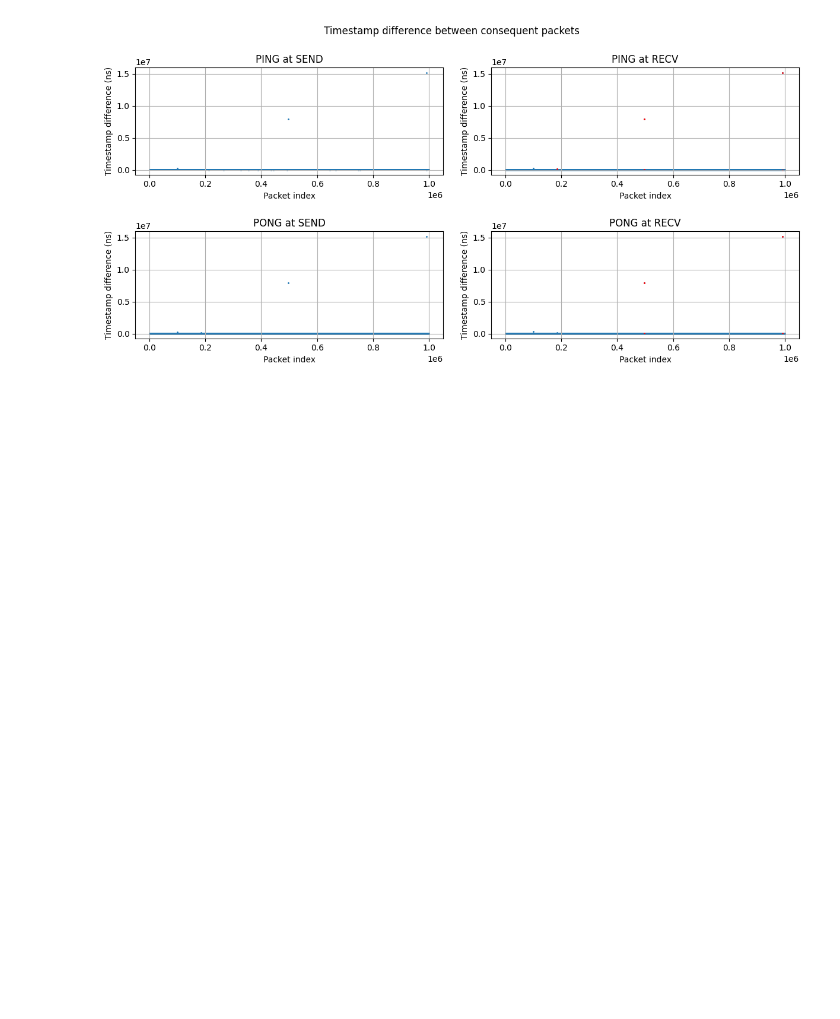
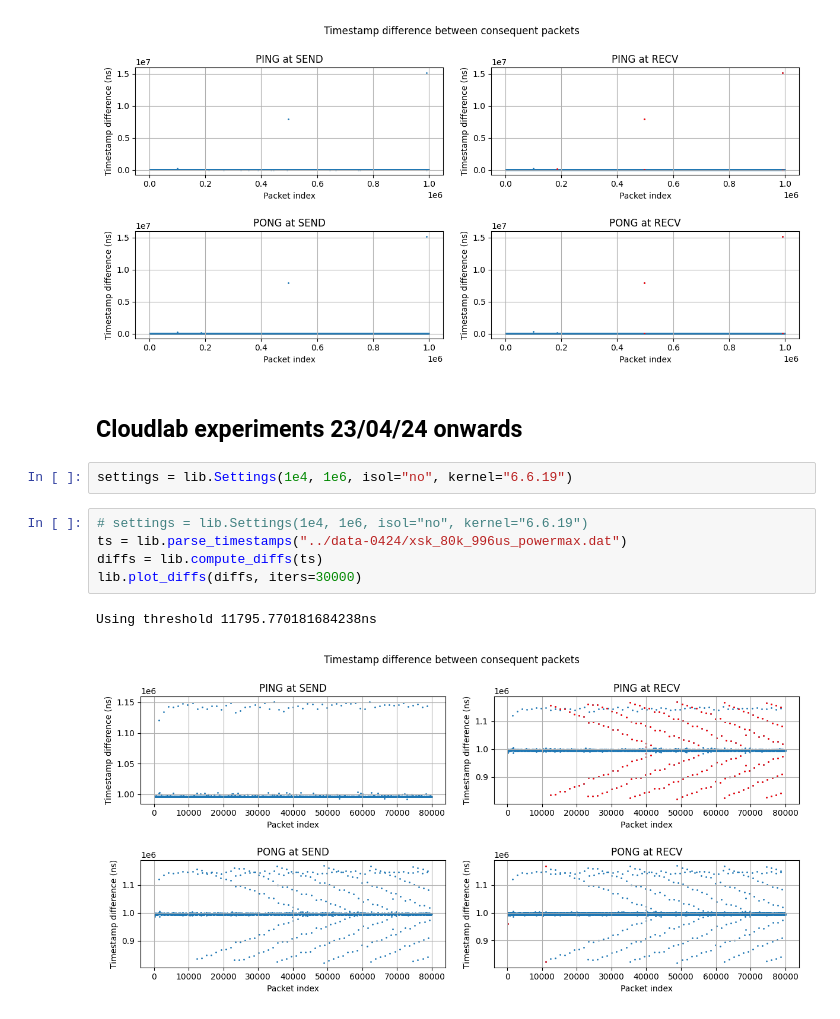
Before and after one commit to swystems/det-bypass, a Jupyter notebook: analysis/comparison/local_plotter.ipynb, the cells around one changed output. Cells and saved outputs as stored; diff of their text form; blank space fills up the shorter version.

```diff
--- a/analysis/comparison/local_plotter.ipynb
+++ b/analysis/comparison/local_plotter.ipynb
@@ -110,3 +114,15 @@ lib.plot_diffs(diffs1, iters=settings.iters)
 # %% [output]
 Using threshold 81916.38733930785ns
 [figure]
+# %% [markdown]
+## Cloudlab experiments 23/04/24 onwards
+# %%
+settings = lib.Settings(1e4, 1e6, isol="no", kernel="6.6.19")
+# %%
+# settings = lib.Settings(1e4, 1e6, isol="no", kernel="6.6.19")
+ts = lib.parse_timestamps("../data-0424/xsk_80k_996us_powermax.dat")
+diffs = lib.compute_diffs(ts)
+lib.plot_diffs(diffs, iters=30000)
+# %% [output]
+Using threshold 11795.770181684238ns
+[figure, added]
```
Also changed, not shown: parts of 19 cells of this notebook, 7 other files.
